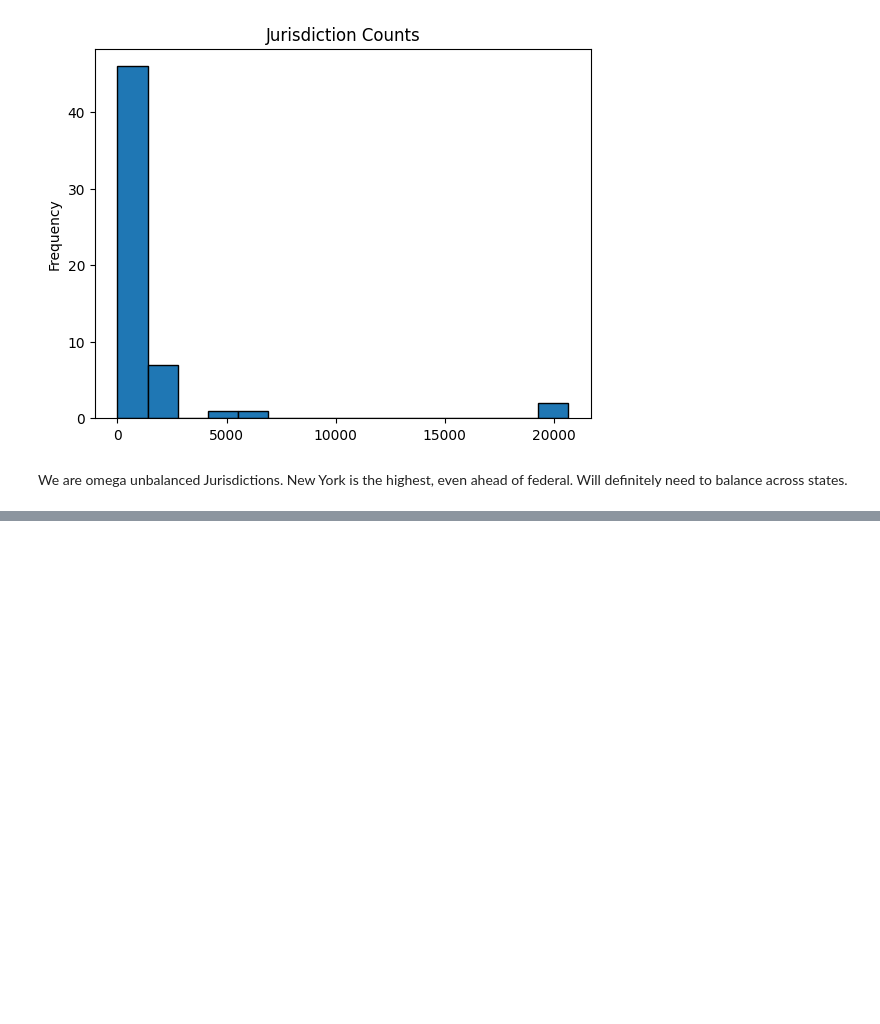
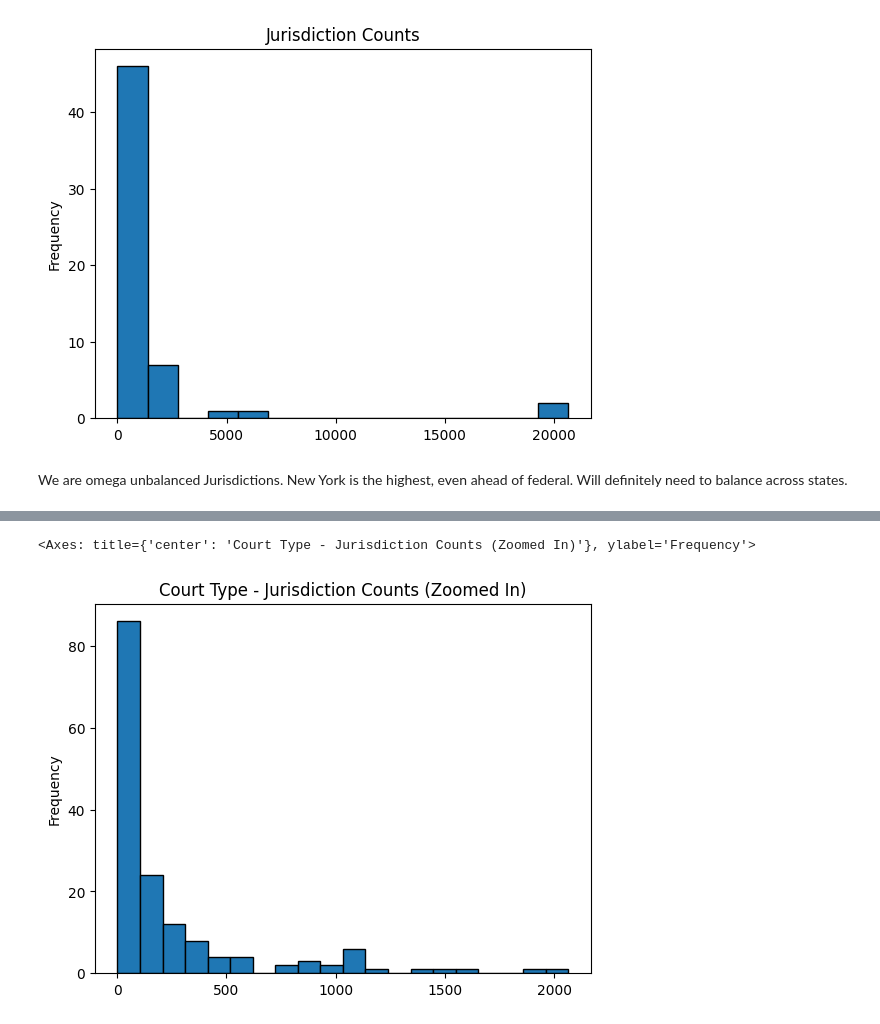
Before and after one commit to MattSamach/legal-reasoning-finetune, a Jupyter notebook: notebooks/caselaw_exploration.ipynb, the cells around one changed output, grey strips where cells are left out. Saved outputs shown, nothing was run; the diff lists cells and outputs as text; code cells hidden in the pictures; blank space fills up the shorter version.

```diff
--- a/notebooks/caselaw_exploration.ipynb
+++ b/notebooks/caselaw_exploration.ipynb
@@ -214,0 +213,6 @@ We are omega unbalanced Jurisdictions. New York is the highest, even ahead of fe
+# %%
+# Zoomed in histogram
+df_courttype_jurisdiction_counts.loc[df_courttype_jurisdiction_counts < 2500].plot.hist(title='Court Type - Jurisdiction Counts (Zoomed In)', bins=20, edgecolor='black')
+# %% [output]
+<Axes: title={'center': 'Court Type - Jurisdiction Counts (Zoomed In)'}, ylabel='Frequency'>
+[figure, added]
```
Also changed, not shown: parts of 29 cells of this notebook, 1 other file.
